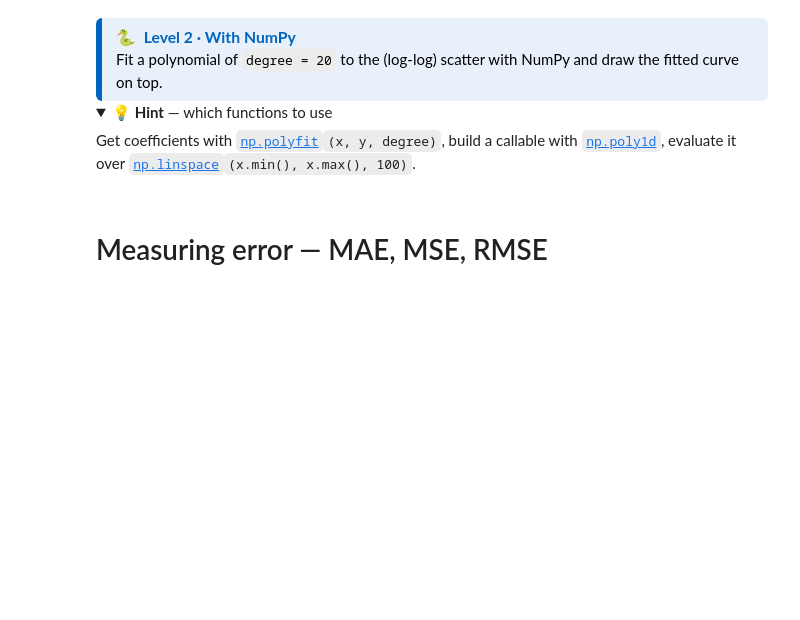
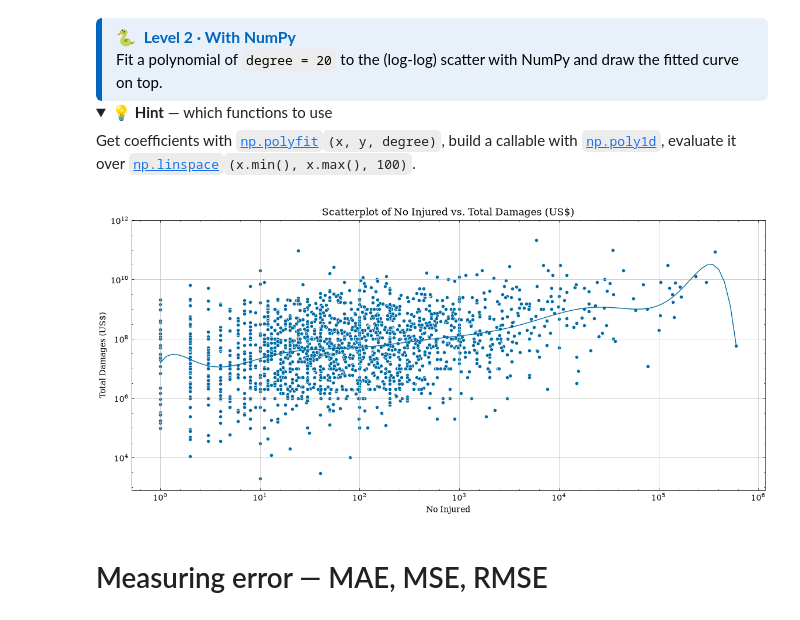
Before and after one commit to LarsBoecking/Statistical_Learning_TUM, a Jupyter notebook: 03_exercises_code/02/02_Statistical_Learning.ipynb, the cells around one changed output. Drawn from its saved outputs; the diff is of its cells as text; code cells hidden in the pictures; folded sections open; blank space fills up the shorter version.

```diff
--- a/03_exercises_code/02/02_Statistical_Learning.ipynb
+++ b/03_exercises_code/02/02_Statistical_Learning.ipynb
@@ -53,19 +53,26 @@ Get coefficients with [`np.polyfit`](https://numpy.org/doc/stable/reference/gene
 # %%
 x_axis = 'No Injured'
 y_axis = 'Total Damages (US$)'
-degree = 20
+degree = 10
+
 mask = (df[x_axis] > 0) & (df[y_axis] > 0)
 x = np.log10(df.loc[mask, x_axis])
 y = np.log10(df.loc[mask, y_axis])
 plt.scatter(x, y, s=20, marker='o', alpha=1, edgecolors='w', linewidth=0.5)
 
 # ---- YOUR CODE GOES HERE (START) ---
+coeffiecients = np.polyfit(x,y, degree)
+poly = np.poly1d(coeffiecients)
+x_fit = np.linspace(x.min(), x.max(), 100)
+plt.plot(x_fit, poly(x_fit),)
 
 # --- YOUR CODE GOES HERE (END) ---
 
 plt.xticks(ticks=np.log10([1e0, 1e1, 1e2, 1e3, 1e4, 1e5, 1e6]), labels=['$10^0$', '$10^1$', '$10^2$', '$10^3$', '$10^4$', '$10^5$', '$10^6$'])
 plt.yticks(ticks=np.log10([1e4, 1e6, 1e8, 1e10, 1e12]), labels=['$10^4$', '$10^6$', '$10^8$', '$10^{10}$', '$10^{12}$'])
 plt.legend(); plt.xlabel(x_axis); plt.ylabel(y_axis); plt.title(f'Scatterplot of {x_axis} vs. {y_axis}'); plt.show()
+# %% [output]
+[figure, added]
 # %% [markdown]
 # Measuring error — MAE, MSE, RMSE
 # %% [markdown]
```
Also changed, not shown: parts of 2 cells of this notebook.
